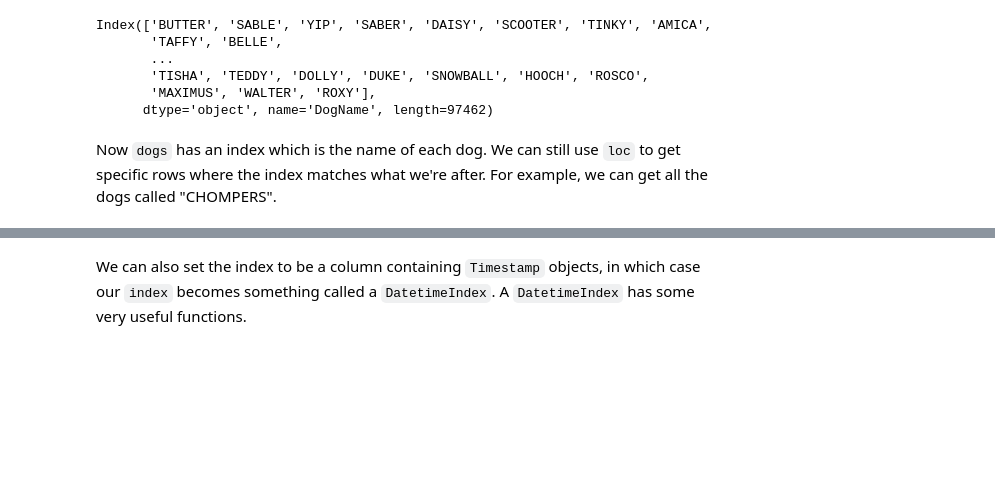
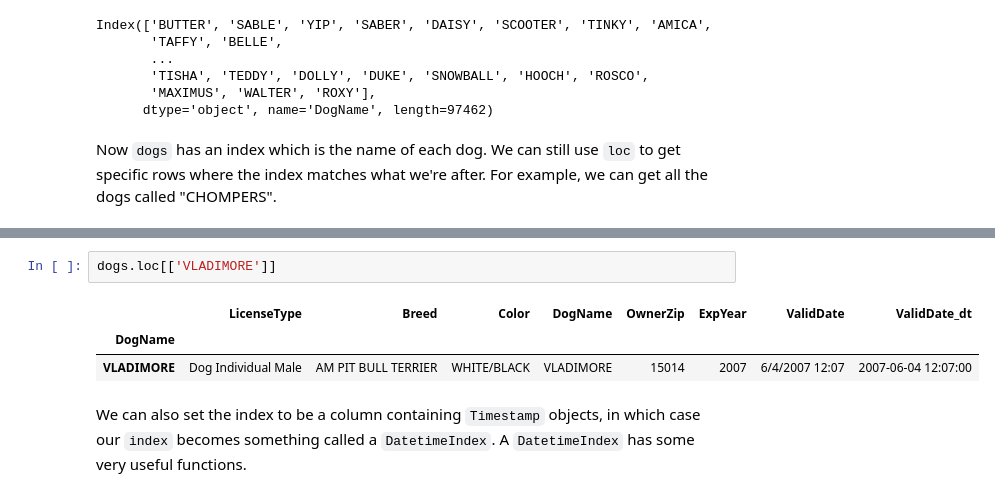
Before and after one commit to SimonCarryer/pandas_tutorial, a Jupyter notebook: Part Five - Dates and Times.ipynb, the cells around one changed output, grey strips where cells are left out. Drawn from its saved outputs; the diff is of its cells as text; blank space fills up the shorter version.

```diff
--- a/Part Five - Dates and Times.ipynb
+++ b/Part Five - Dates and Times.ipynb
@@ -117,3 +136,9 @@ dogs.loc['CHOMPERS']
+# %%
+dogs.loc[['VLADIMORE']]
+# %% [output]
+|  | LicenseType | Breed | Color | DogName | OwnerZip | ExpYear | ValidDate | ValidDate_dt |
+| DogName |  |  |  |  |  |  |  |  |
+| VLADIMORE | Dog Individual Male | AM PIT BULL TERRIER | WHITE/BLACK | VLADIMORE | 15014 | 2007 | 6/4/2007 12:07 | 2007-06-04 12:07:00 |
 # %% [markdown]
 We can also set the index to be a column containing `Timestamp` objects, in which case our `index` becomes something called a `DatetimeIndex`. A `DatetimeIndex` has some very useful functions.
 # %%
```
Also changed, not shown: parts of 5 cells of this notebook, 1 other file.
